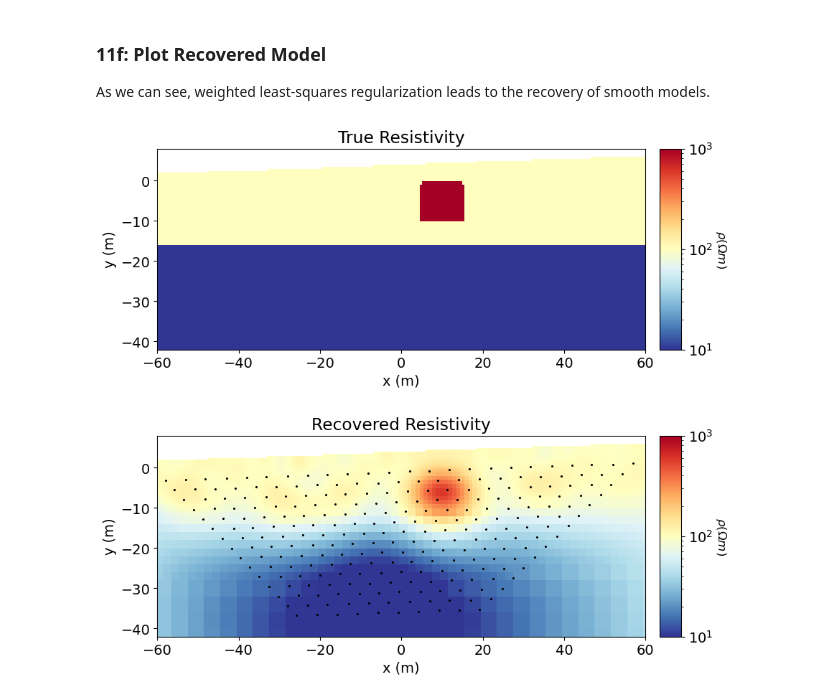
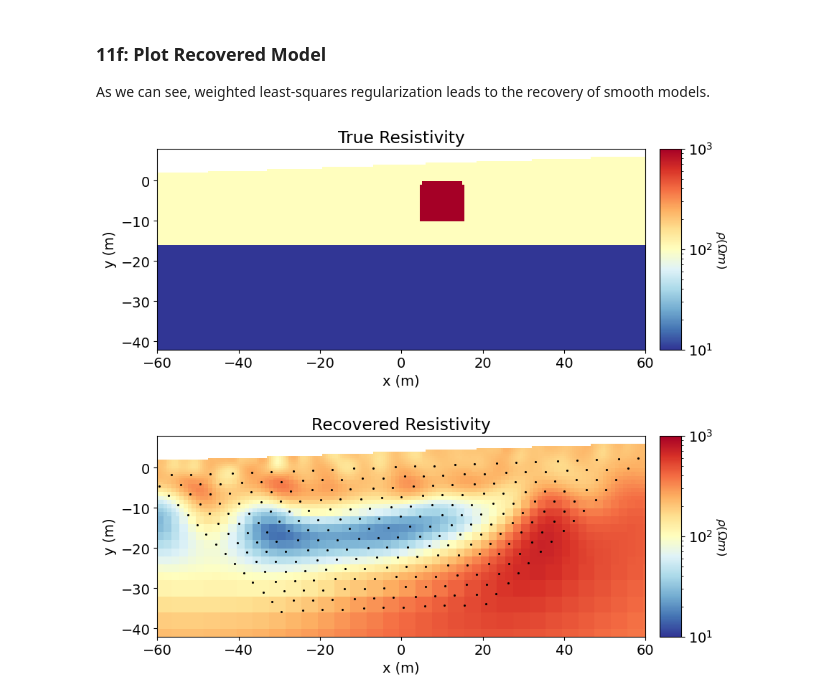
Before and after one commit to simpeg/agrogeo24, a Jupyter notebook: notebooks/02-inversion-dc-resistivity-2d.ipynb, the cells around one changed output. Saved outputs shown, nothing was run; the diff lists cells and outputs as text; code cells hidden in the pictures.

Commit message:
add pole-dipole dataset

```diff
--- a/notebooks/02-inversion-dc-resistivity-2d.ipynb
+++ b/notebooks/02-inversion-dc-resistivity-2d.ipynb
@@ -110,10 +118,7 @@ For most geophysical inversion projects, a reasonable inversion result can be ob
+# %%
+data_type = 'pole-dipole'
 # %%
 topo_url = "https://github.com/simpeg/agrogeo24/raw/main/data/topo_2d.txt"
 topo_hash = "1B2DAC5C46E48AB1C5606BB14621279C0A86DFD7790674A9FAAD83F3595E7030"
 
 topo_filename = pooch.retrieve(topo_url, known_hash=topo_hash)
-# %%
-data_url = "https://github.com/simpeg/agrogeo24/raw/main/data/dc_data.obs"
-data_hash = "EBA4F058B5189DB974E261F4C0B4C18B7841F29E6304F3138E94FACB436A2E58"
-
-data_filename = pooch.retrieve(data_url, known_hash=data_hash)
@@ -121,0 +125,11 @@ Updating data from 'https://github.com/simpeg/agrogeo24/raw/main/data/dc_data.ob
+# %%
+if data_type == 'dipole-dipole':
+    data_url = "https://github.com/simpeg/agrogeo24/raw/main/data/dipole_dipole.obs"
+    data_hash = "EBA4F058B5189DB974E261F4C0B4C18B7841F29E6304F3138E94FACB436A2E58"
+    data_filename = pooch.retrieve(data_url, known_hash=data_hash)
+elif data_type == 'pole-dipole':
+    data_url = "https://github.com/simpeg/agrogeo24/raw/main/data/pole_dipole.obs"
+    data_hash = "0B4CB777C23BE6DE0A5941C8254010179ACA7C8EB67DC06A2E9E1F0158E32421"
+    data_filename = pooch.retrieve(data_url, known_hash=data_hash)
+else:
+    raise ValueError("Must set data_type to 'dipole-dipole' or 'pole-dipole'")
@@ -215,7 +231,7 @@ Assign uncertainties of 1e-8 V/A + 8 % to all data. We can do this by setting th
 Assign uncertainties of 1e-8 V/A + 4 % to all data. This represents the case when we under-estimate the standard deviations of the noise on our data.
 # %%
 # Apply uncertainties to normalized voltage data
-dc_data.standard_deviation = 1e-8 + 0.08 * np.abs(dc_data.dobs)
+dc_data.standard_deviation = 1e-8 + 0.04 * np.abs(dc_data.dobs)
 # %% [markdown]
 Below, we plot the sorted data values including uncertainty bounds.
 # %%
@@ -793,7 +831,7 @@ y_lim = [y_topo_max - 50, y_topo_max]
 # Define a mapping to plot models and ignore inactive cells
 plotting_map = maps.InjectActiveCells(mesh, active_cells, np.nan)
 plotting_model = [true_resistivity, np.exp(models[model_iteration])]
-norm = LogNorm(vmin=1e1, vmax=1e3)
+norm = LogNorm(vmin=true_resistivity.min(), vmax=true_resistivity.max())
 
 fig = plt.figure(figsize=(10, 8))
 ax1 = 2 * [None]
@@ -802,31 +840,31 @@ title_str = [
     "True Resistivity",
     "Recovered Resistivity",
 ]
 
 for ii in range(0, 2):
     ax1[ii] = fig.add_axes([0.14, 0.55 - 0.5 * ii, 0.68, 0.35])
     mesh.plot_image(
         plotting_map * plotting_model[ii],
         ax=ax1[ii],
         grid=False,
         pcolor_opts={"norm": norm, "cmap": mpl.cm.RdYlBu_r},
     )
 
     ax1[ii].set_xlim(x_lim)
     ax1[ii].set_ylim(y_lim)
     ax1[ii].set_title(title_str[ii])
     ax1[ii].set_xlabel("x (m)")
     ax1[ii].set_ylabel("y (m)")
 
     ax2[ii] = fig.add_axes([0.84, 0.55 - 0.5 * ii, 0.03, 0.35])
     cbar = mpl.colorbar.ColorbarBase(
         ax2[ii], norm=norm, orientation="vertical", cmap=mpl.cm.RdYlBu_r
     )
     cbar.set_label(r"$\rho (\Omega m)$", rotation=270, labelpad=15, size=12)
 
 pseudo_locations_xy = pseudo_locations(dc_data.survey)
 ax1[1].scatter(pseudo_locations_xy[:, 0], pseudo_locations_xy[:, -1], 1.5, "k")
 
 plt.show()
 # %% [output]
-[figure, old version]
+[figure, new version]
```
Also changed, not shown: parts of 15 cells of this notebook, 3 other files.
